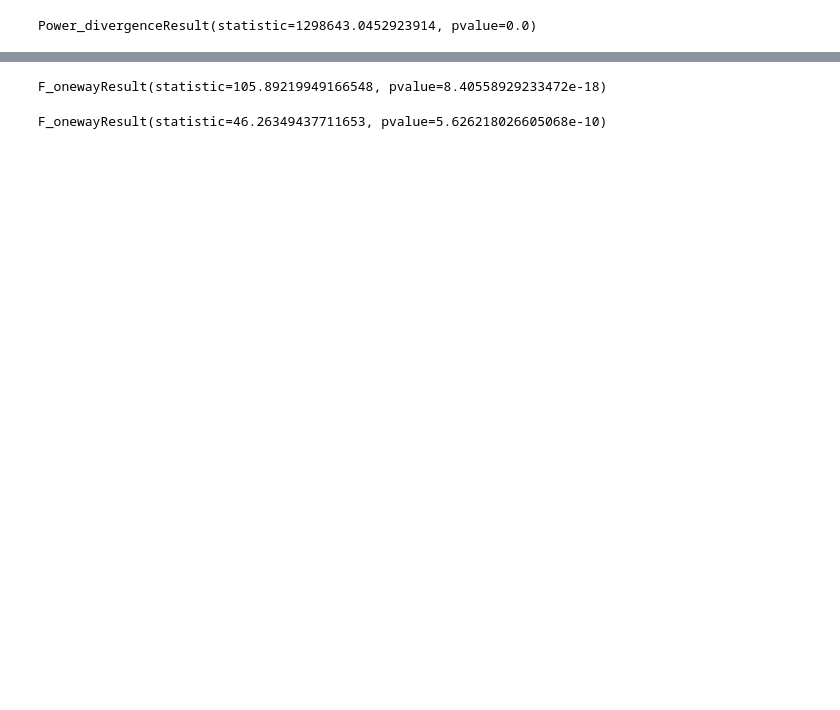
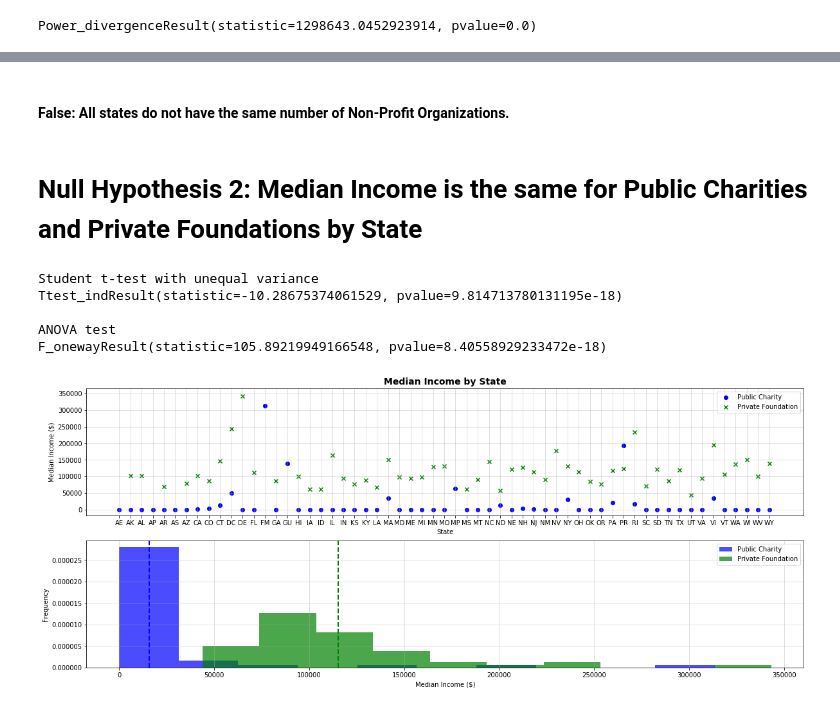
Before and after one commit to ejosephSr/Old.project-one, a Jupyter notebook: GotMoney.ipynb, the cells around one changed output, grey strips where cells are left out. Saved outputs shown, nothing was run; the diff lists cells and outputs as text; code cells hidden in the pictures; blank space fills up the shorter version.

```diff
--- a/GotMoney.ipynb
+++ b/GotMoney.ipynb
@@ -445,0 +348,40 @@ plt.show()
+# %%
+# Function to plot two populations
+def displayData(index1, index2, population1, population2, label1, label2, title, xlabel, ylabel):
+
+    # set the figure size
+    plt.figure(figsize=(20,8))
+
+    # Scatter Plot of Data
+    plt.subplot(2,1,1)
+    plt.scatter(index1, population1, marker='o', color='b', label=label1)
+    plt.scatter(index2, population2, marker='x', color='g', label=label2)
+    plt.title(title,color='k', size=14, weight='bold')
+    plt.xlabel(xlabel)
+    plt.ylabel(ylabel)
+    plt.legend(loc="best")
+    plt.grid(alpha=0.5)
+
+    # Historgram Plot of Data
+    plt.subplot(2, 1, 2)
+    plt.hist(population1, 10, density=True, alpha=0.7, color='b', label=label1)
+    plt.hist(population2, 10, density=True, alpha=0.7, color='g', label=label2)
+    plt.axvline(population1.mean(), color='b', linestyle='dashed', linewidth=2)
+    plt.axvline(population2.mean(), color='g', linestyle='dashed', linewidth=2)
+    plt.xlabel(ylabel)
+    plt.ylabel("Frequency")
+    plt.legend(loc="best")
+    plt.grid(alpha=0.5)
+
+    # Save the Figure
+    plt.savefig("./Images/" + title.replace(" ", "") + ".png")
+
+    # Student t-test
+    print('\033[1m' + "Student t-test with unequal variance" + '\033[0m')
+    print(stats.ttest_ind(population1, population2, equal_var=False))
+
+    # ANOVA test
+    print('\033[1m' + '\nANOVA test' + '\033[0m')
+    print(stats.f_oneway(population1, population2))
+
+    return
@@ -473,10 +397,15 @@ gov_data.to_csv(index=False, path_or_buf="gov_data.csv")
-# %%
-stats.f_oneway(state_PC["INCOME"]["median"],
-               state_PF["INCOME"]["median"])
-# %% [output]
-F_onewayResult(statistic=105.89219949166548, pvalue=8.40558929233472e-18)
-# %%
-stats.f_oneway(state_PC["ASSETS"]["median"],
-               state_PF["ASSETS"]["median"])
-# %% [output]
-F_onewayResult(statistic=46.26349437711653, pvalue=5.626218026605068e-10)
+# %% [markdown]
+#### False:  All states do not have the same number of Non-Profit Organizations.
+# %% [markdown]
+# Null Hypothesis 2:  Median Income is the same for Public Charities and Private Foundations by State
+# %%
+# Using the dataframes by State and type of Non-Profit, run tests
+displayData(state_PC.index, state_PF.index, state_PC["INCOME"]["median"], state_PF["INCOME"]["median"],
+            "Public Charity", "Private Foundation", "Median Income by State", "State", "Median Income ($)")
+# %% [output]
+Student t-test with unequal variance
+Ttest_indResult(statistic=-10.28675374061529, pvalue=9.814713780131195e-18)
+
+ANOVA test
+F_onewayResult(statistic=105.89219949166548, pvalue=8.40558929233472e-18)
+[figure, added]
```
Also changed, not shown: parts of 50 cells of this notebook, 8 other files.
